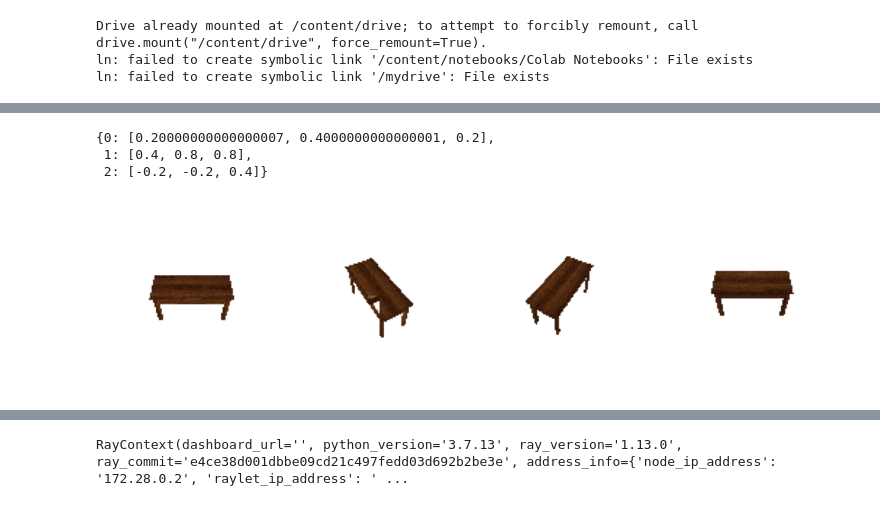
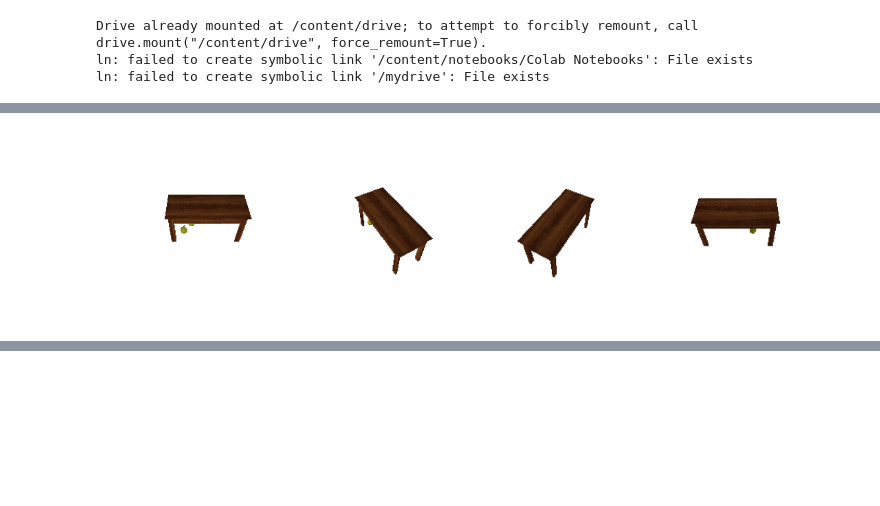
Before and after one commit to rosshalpin/clip-guided-scene-arrangement, a Jupyter notebook: Rllib_MultiAgent.ipynb, the cells around one changed output, grey strips where cells are left out. Cells and saved outputs as stored; diff of their text form; code cells hidden in the pictures; blank space fills up the shorter version.

```diff
--- a/Rllib_MultiAgent.ipynb
+++ b/Rllib_MultiAgent.ipynb
@@ -408,0 +417,21 @@ for i in range(10):
+# %%
+from ray.rllib.agents.dqn import DQNTrainer as DQN
+
+dqn_agent = DQN(
+    env="clip_guided",
+    config={
+        'num_atoms': 10,
+        'v_max': 100,
+        'v_min': -100,
+        "num_workers": 0,
+        "num_gpus": 1,
+        'hiddens': [512],
+        "gamma": 0.95,
+        "n_step": 1,
+        "framework": "torch",
+        "noisy": True,
+        'grad_clip': 4,
+        'timesteps_per_iteration': 1000,
+        'horizon': 100
+    },
+)
@@ -408,0 +452,2 @@ for i in range(10):
+# %%
+result = dqn_agent.train()
@@ -409,18 +514,23 @@ for i in range(10):
 # %%
 from torch import cuda
 cuda.empty_cache()
-# %%
-multi_env.best_obs
-# %% [output]
-{0: [0.20000000000000007, 0.4000000000000001, 0.2],
- 1: [0.4, 0.8, 0.8],
- 2: [-0.2, -0.2, 0.4]}
+# %%
+test_env = BasicMultiAgent()
+# %%
+obs = test_env.reset()
+
+for i in range(100):
+  action = {}
+  for agent_id, agent_obs in obs.items():
+      action[agent_id] = dqn_agent.compute_action(agent_obs, policy_id='default_policy')
+  obs, reward, done, info = test_env.step(action)
+  if all(done):
+    break
 # %%
-images, scene = get_scene(multi_env.input_objs, multi_env.best_obs)
+images, scene = get_scene(test_env.input_objs, test_env.best_obs)
+image_grid(images, rows=1, cols=4, rgb=True)
+# %% [output]
+[figure, added]
-# %%
-image_grid(images, rows=1, cols=4, rgb=True)
-# %% [output]
-[figure, removed]
 # %%
 plot_batch_individually(scene)
 # %% [output]
@@ -431,8 +537,0 @@ if not nb_path in os.environ['PYTHONPATH']:
-# %%
-import ray
-import ray.rllib.agents.ppo as ppo
-
-ray.shutdown()
-ray.init(ignore_reinit_error=True)
-# %% [output]
-RayContext(dashboard_url='', python_version='3.7.13', ray_version='1.13.0', ray_commit='e4ce38d001dbbe09cd21c497fedd03d692b2be3e', address_info={'node_ip_address': '172.28.0.2', 'raylet_ip_address': ' ...
```
Also changed, not shown: parts of 34 cells of this notebook.
